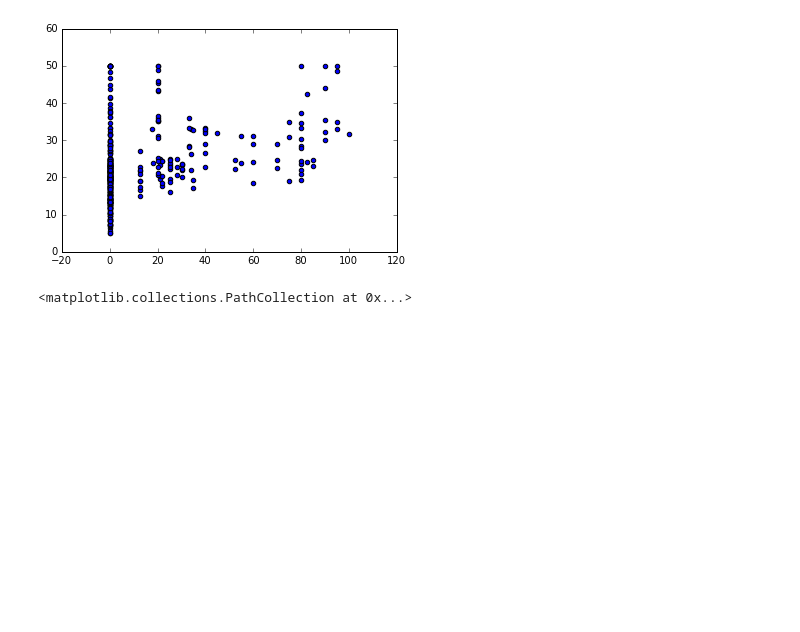
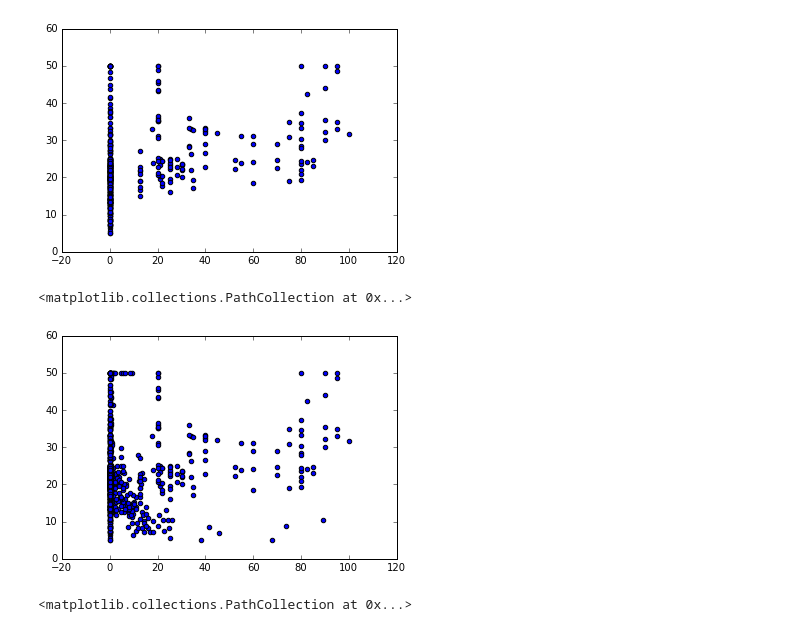
Before and after one commit to MrFengShui/CS434, a Jupyter notebook: HW1/Assignment One.ipynb, the cells around one changed output. Drawn from its saved outputs; the diff is of its cells as text; code cells hidden in the pictures; blank space fills up the shorter version.

```diff
--- a/HW1/Assignment One.ipynb
+++ b/HW1/Assignment One.ipynb
@@ -13,6 +25,8 @@ X = np.loadtxt(fp)
 # %%
 # Split off known target values
-Y = X[:,13]
+y_train = X_train[:,13]
+y_test = X_test[:,13]
 
 # Transpose row vector to columnar
-Y = Y[np.newaxis].T
+y_train = y_train[np.newaxis].T
+y_test = y_test[np.newaxis].T
@@ -57,0 +33,13 @@ Printing Y:
+# %%
+# Remove column 13 from X
+X_train = np.delete(X_train, 13, axis=1)
+X_test = np.delete(X_test, 13, axis=1)
+
+# Create dummy 1 values
+dummy_row = np.ones(len(X_train))
+
+# Transpose columns
+dummy_col = dummy_row[np.newaxis].T
+
+# Add dummy data to feature matrix
+np.concatenate((dummy_col, X_train), axis=1)
@@ -57,0 +82,18 @@ Printing Y:
+# %%
+# Apply learned weight vector to training and testing data
+
+# Create linear regression object
+training_model = linear_model.LinearRegression()
+testing_model = linear_model.LinearRegression()
+
+# Train the model using the training sets
+training_model.fit(X_train,y_train)
+testing_model.fit(X_test,y_test)
+
+
+### NEED TO IMPLEMENT PART 3
+
+
+
+# Error on transpose? Might be something with nunmpy function and ndarray object
+target_function = np.dot(X_train, w)
@@ -60,4 +128,4 @@ Printing Y:
 regr = linear_model.LinearRegression()
 # %%
 # Train the model using the training sets
-regr.fit(X,Y)
+regr.fit(X_train,y_train)
@@ -92,5 +191,12 @@ plt.scatter(X[:, 1],Y)
 # %% [output]
 <matplotlib.collections.PathCollection at 0x...>
 [figure]
+# %%
+# Multiplotting feature 1 & 2
+plt.scatter(X_train[:, 0],y_train)
+plt.scatter(X_train[:, 1],y_train)
+# %% [output]
+<matplotlib.collections.PathCollection at 0x...>
+[figure, added]
 # %%
 # Plot feature 3: Proportion of non-retail business acres per town
```
Also changed, not shown: parts of 28 cells of this notebook.
